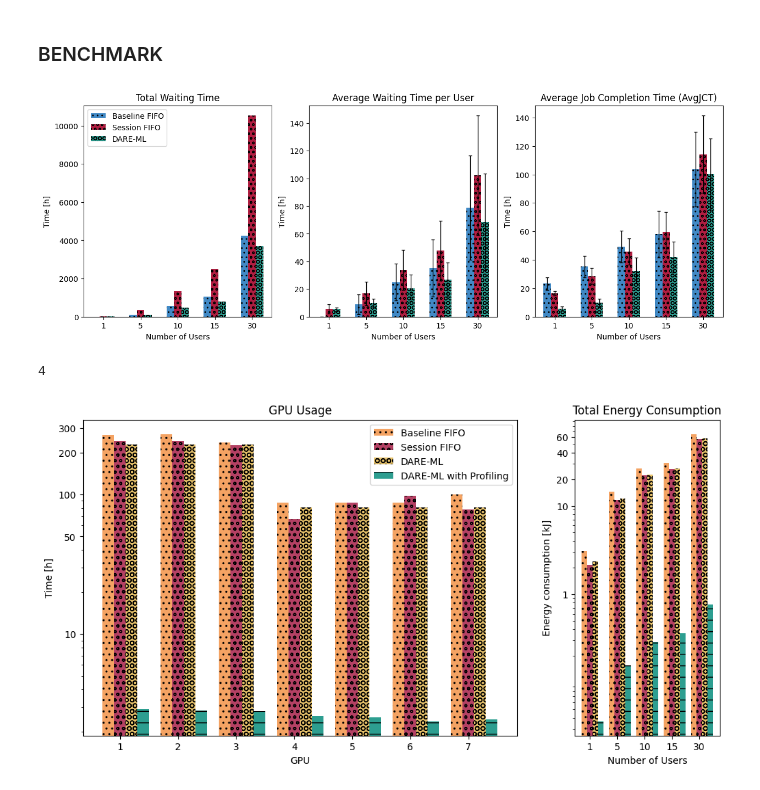
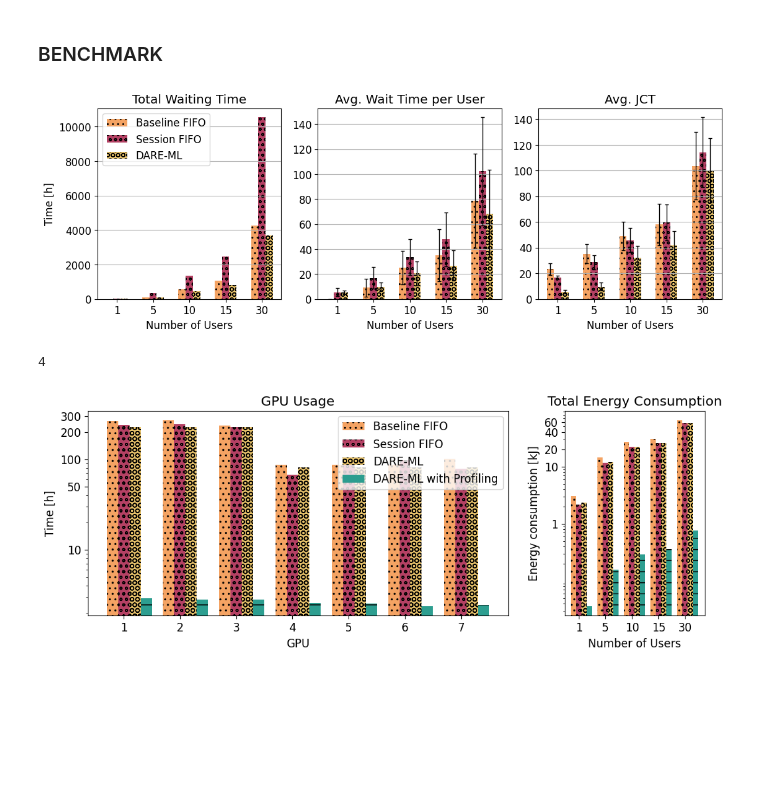
Before and after one commit to MatteoMendula/DARE-ML, a Jupyter notebook: plots/plots.ipynb, the cells around one changed output. Cells and saved outputs as stored; diff of their text form; code cells hidden in the pictures; blank space fills up the shorter version.

```diff
--- a/plots/plots.ipynb
+++ b/plots/plots.ipynb
@@ -67,15 +67,18 @@ number_of_user = [1, 5, 10, 15, 30]
 
 n_clusters = len(number_of_user)
 
+colors = ['#F4A261', '#B33F62', '#E9C46A', '#2A9D8F']
+
+
 # Bar width and positions
 bar_width = 0.2
 x = np.arange(n_clusters)
 
-titles = ['Total Waiting Time', 'Average Waiting Time per User', 'Average Job Completion Time (AvgJCT)']
+titles = ['Total Waiting Time', 'Avg. Wait Time per User', 'Avg. JCT']
 classes = ['Baseline FIFO', 'Session FIFO', 'DARE-ML']
 
 # Create figure and subplots
-fig, axes = plt.subplots(1, 3, figsize=(15, 5))
+fig, axes = plt.subplots(1, 3, figsize=(13, 4))
 
 totals_no_dare_no_session = []
 totals_no_dare_yes_session = []
@@ -158,30 +161,37 @@ for i, _ in enumerate(avg_jct):
     std = [s / 2  for s in std_jct[i]]
     axes[2].bar(x + i * bar_width, avg, bar_width,  label=classes[i], yerr=std, error_kw=dict(lw=1, capsize=2, capthick=1), color=colors[i], hatch=hatch[i], alpha=.99)
 
+# set font size
+plt.rcParams.update({'font.size': 12})
+
+
 axes[0].set_title(titles[0])
 axes[0].set_xlabel('Number of Users')
 axes[0].set_ylabel('Time [h]')
 axes[0].set_xticks(x + bar_width)
 axes[0].set_xticklabels(number_of_user)
 axes[0].legend()
+axes[0].grid(axis='y')
 
 axes[1].set_title(titles[1])
 axes[1].set_xlabel('Number of Users')
-axes[1].set_ylabel('Time [h]')
+# axes[1].set_ylabel('Time [h]')
 axes[1].set_xticks(x + bar_width)
 axes[1].set_xticklabels(number_of_user)
+axes[1].grid(axis='y')
 
 axes[2].set_title(titles[2])
 axes[2].set_xlabel('Number of Users')
-axes[2].set_ylabel('Time [h]')
+# axes[2].set_ylabel('Time [h]')
 axes[2].set_xticks(x + bar_width)
 axes[2].set_xticklabels(number_of_user)
-
+# set grid
+axes[2].grid(axis='y')
 # Show the plot
 plt.savefig('time.pdf')
 plt.show()
 # %% [output]
-[figure, old version]
+[figure, new version]
 # %%
 number_of_user = [1, 5, 10, 15, 30]
 
@@ -199,7 +209,8 @@ classes = ['Baseline FIFO', 'Session FIFO', 'DARE-ML', 'DARE-ML with Profiling']
 colors = ['#F4A261', '#B33F62', '#E9C46A', '#2A9D8F']
 
 # Create figure and subplots
-fig, axes = plt.subplots(1, 2, figsize=(12, 6), gridspec_kw={'width_ratios': [3, 1]})
+fig, axes = plt.subplots(1, 2, figsize=(12, 4), gridspec_kw={'width_ratios': [3, 1]})
+plt.rcParams.update({'font.size': 12})
 
 gpus_usage_no_dare_no_session = []
 gpus_usage_no_dare_yes_session = []
@@ -260,34 +271,36 @@ for i, data in enumerate(gpus_usage_results):
 
 for i, data in enumerate(energies):
     axes[1].bar(x + i * bar_width, data, bar_width,  label=classes[i], color=colors[i], hatch=hatch[i], alpha=.99)
 
 axes[0].set_yscale("functionlog", functions=[lambda x: x * 10, lambda x: x / 10])
 axes[0].set_yticks([10, 50, 100, 200, 300])
 axes[0].set_yticklabels([10, 50, 100, 200, 300])
 
 axes[0].set_title(titles[0])
 axes[0].set_xlabel('GPU')
 axes[0].set_ylabel('Time [h]')
 axes[0].set_xticks(x_gpu + bar_width)
 axes[0].set_xticklabels(range(1,8))
 axes[0].legend()
 
 axes[1].set_yscale("functionlog", functions=[lambda x: x * 10, lambda x: x / 10])
 axes[1].set_yticks([1, 10, 20, 40, 60])
 axes[1].set_yticklabels([1, 10, 20, 40, 60])
 
 axes[1].set_title(titles[1])
 axes[1].set_xlabel('Number of Users')
 axes[1].set_ylabel('Energy consumption [kJ]')
 axes[1].set_xticks(x + bar_width)
 axes[1].set_xticklabels(number_of_user)
 
+plt.tight_layout()
+
 # Show the plot
 plt.savefig('energy.pdf')
 plt.show()
 # %% [output]
 4
-[figure, old version]
+[figure, new version]
 # %%
 import numpy as np
 hatch = ['--','oo']
```
Also changed, not shown: parts of 4 cells of this notebook, 16 other files.
